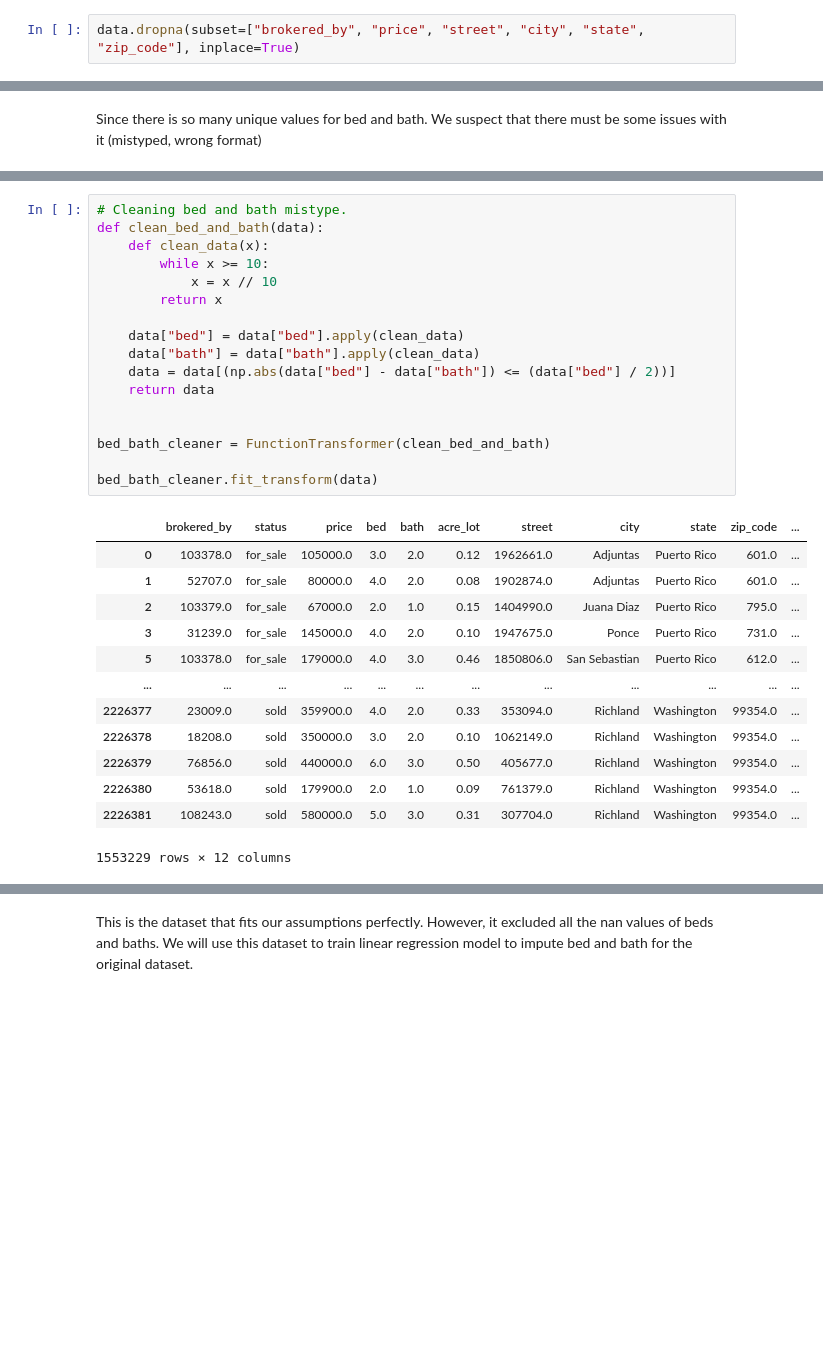
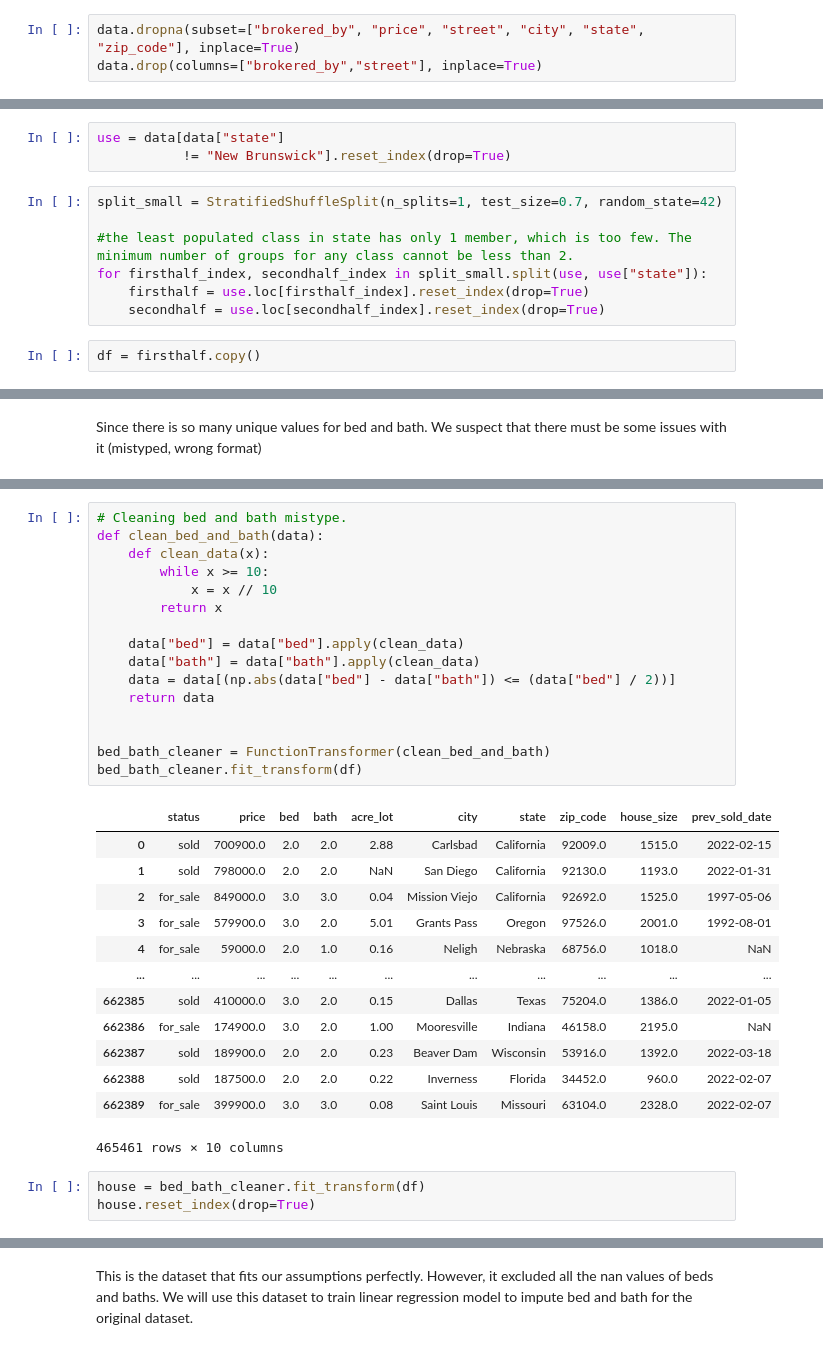
Before and after one commit to EddieNguyen2012/House_Price_ML_Project, a Jupyter notebook: HousePrice.ipynb, the cells around one changed output, grey strips where cells are left out. Cells and saved outputs as stored; diff of their text form; blank space fills up the shorter version.

```diff
--- a/HousePrice.ipynb
+++ b/HousePrice.ipynb
@@ -74,2 +122,3 @@ The other features have very small proportion of missing values. We can consider
 # %%
 data.dropna(subset=["brokered_by", "price", "street", "city", "state", "zip_code"], inplace=True)
+data.drop(columns=["brokered_by","street"], inplace=True)
@@ -97,0 +201,12 @@ Since there is a lot of missing values, we will have to impute data
+# %%
+use = data[data["state"]
+           != "New Brunswick"].reset_index(drop=True)
+# %%
+split_small = StratifiedShuffleSplit(n_splits=1, test_size=0.7, random_state=42)
+
+#the least populated class in state has only 1 member, which is too few. The minimum number of groups for any class cannot be less than 2.
+for firsthalf_index, secondhalf_index in split_small.split(use, use["state"]):
+    firsthalf = use.loc[firsthalf_index].reset_index(drop=True)
+    secondhalf = use.loc[secondhalf_index].reset_index(drop=True)
+# %%
+df = firsthalf.copy()
@@ -116,31 +236,33 @@ Strategy: Format values for bed and bath to only take the first digit of the val
 # %%
 # Cleaning bed and bath mistype.
 def clean_bed_and_bath(data):
     def clean_data(x):
         while x >= 10:
             x = x // 10
         return x
 
     data["bed"] = data["bed"].apply(clean_data)
     data["bath"] = data["bath"].apply(clean_data)
     data = data[(np.abs(data["bed"] - data["bath"]) <= (data["bed"] / 2))]
     return data
 
 
 bed_bath_cleaner = FunctionTransformer(clean_bed_and_bath)
-
-bed_bath_cleaner.fit_transform(data)
+bed_bath_cleaner.fit_transform(df)
 # %% [output]
-|  | brokered_by | status | price | bed | bath | acre_lot | street | city | state | zip_code | ... |
-| 0 | 103378.0 | for_sale | 105000.0 | 3.0 | 2.0 | 0.12 | 1962661.0 | Adjuntas | Puerto Rico | 601.0 | ... |
-| 1 | 52707.0 | for_sale | 80000.0 | 4.0 | 2.0 | 0.08 | 1902874.0 | Adjuntas | Puerto Rico | 601.0 | ... |
-| 2 | 103379.0 | for_sale | 67000.0 | 2.0 | 1.0 | 0.15 | 1404990.0 | Juana Diaz | Puerto Rico | 795.0 | ... |
-| 3 | 31239.0 | for_sale | 145000.0 | 4.0 | 2.0 | 0.10 | 1947675.0 | Ponce | Puerto Rico | 731.0 | ... |
-| 5 | 103378.0 | for_sale | 179000.0 | 4.0 | 3.0 | 0.46 | 1850806.0 | San Sebastian | Puerto Rico | 612.0 | ... |
-| ... | ... | ... | ... | ... | ... | ... | ... | ... | ... | ... | ... |
-| 2226377 | 23009.0 | sold | 359900.0 | 4.0 | 2.0 | 0.33 | 353094.0 | Richland | Washington | 99354.0 | ... |
-| 2226378 | 18208.0 | sold | 350000.0 | 3.0 | 2.0 | 0.10 | 1062149.0 | Richland | Washington | 99354.0 | ... |
-| 2226379 | 76856.0 | sold | 440000.0 | 6.0 | 3.0 | 0.50 | 405677.0 | Richland | Washington | 99354.0 | ... |
-| 2226380 | 53618.0 | sold | 179900.0 | 2.0 | 1.0 | 0.09 | 761379.0 | Richland | Washington | 99354.0 | ... |
-| 2226381 | 108243.0 | sold | 580000.0 | 5.0 | 3.0 | 0.31 | 307704.0 | Richland | Washington | 99354.0 | ... |
+|  | status | price | bed | bath | acre_lot | city | state | zip_code | house_size | prev_sold_date |
+| 0 | sold | 700900.0 | 2.0 | 2.0 | 2.88 | Carlsbad | California | 92009.0 | 1515.0 | 2022-02-15 |
+| 1 | sold | 798000.0 | 2.0 | 2.0 | NaN | San Diego | California | 92130.0 | 1193.0 | 2022-01-31 |
+| 2 | for_sale | 849000.0 | 3.0 | 3.0 | 0.04 | Mission Viejo | California | 92692.0 | 1525.0 | 1997-05-06 |
+| 3 | for_sale | 579900.0 | 3.0 | 2.0 | 5.01 | Grants Pass | Oregon | 97526.0 | 2001.0 | 1992-08-01 |
+| 4 | for_sale | 59000.0 | 2.0 | 1.0 | 0.16 | Neligh | Nebraska | 68756.0 | 1018.0 | NaN |
+| ... | ... | ... | ... | ... | ... | ... | ... | ... | ... | ... |
+| 662385 | sold | 410000.0 | 3.0 | 2.0 | 0.15 | Dallas | Texas | 75204.0 | 1386.0 | 2022-01-05 |
+| 662386 | for_sale | 174900.0 | 3.0 | 2.0 | 1.00 | Mooresville | Indiana | 46158.0 | 2195.0 | NaN |
+| 662387 | sold | 189900.0 | 2.0 | 2.0 | 0.23 | Beaver Dam | Wisconsin | 53916.0 | 1392.0 | 2022-03-18 |
+| 662388 | sold | 187500.0 | 2.0 | 2.0 | 0.22 | Inverness | Florida | 34452.0 | 960.0 | 2022-02-07 |
+| 662389 | for_sale | 399900.0 | 3.0 | 3.0 | 0.08 | Saint Louis | Missouri | 63104.0 | 2328.0 | 2022-02-07 |
-1553229 rows × 12 columns
+465461 rows × 10 columns
+# %%
+house = bed_bath_cleaner.fit_transform(df)
+house.reset_index(drop=True)
```
Also changed, not shown: parts of 39 cells of this notebook.
